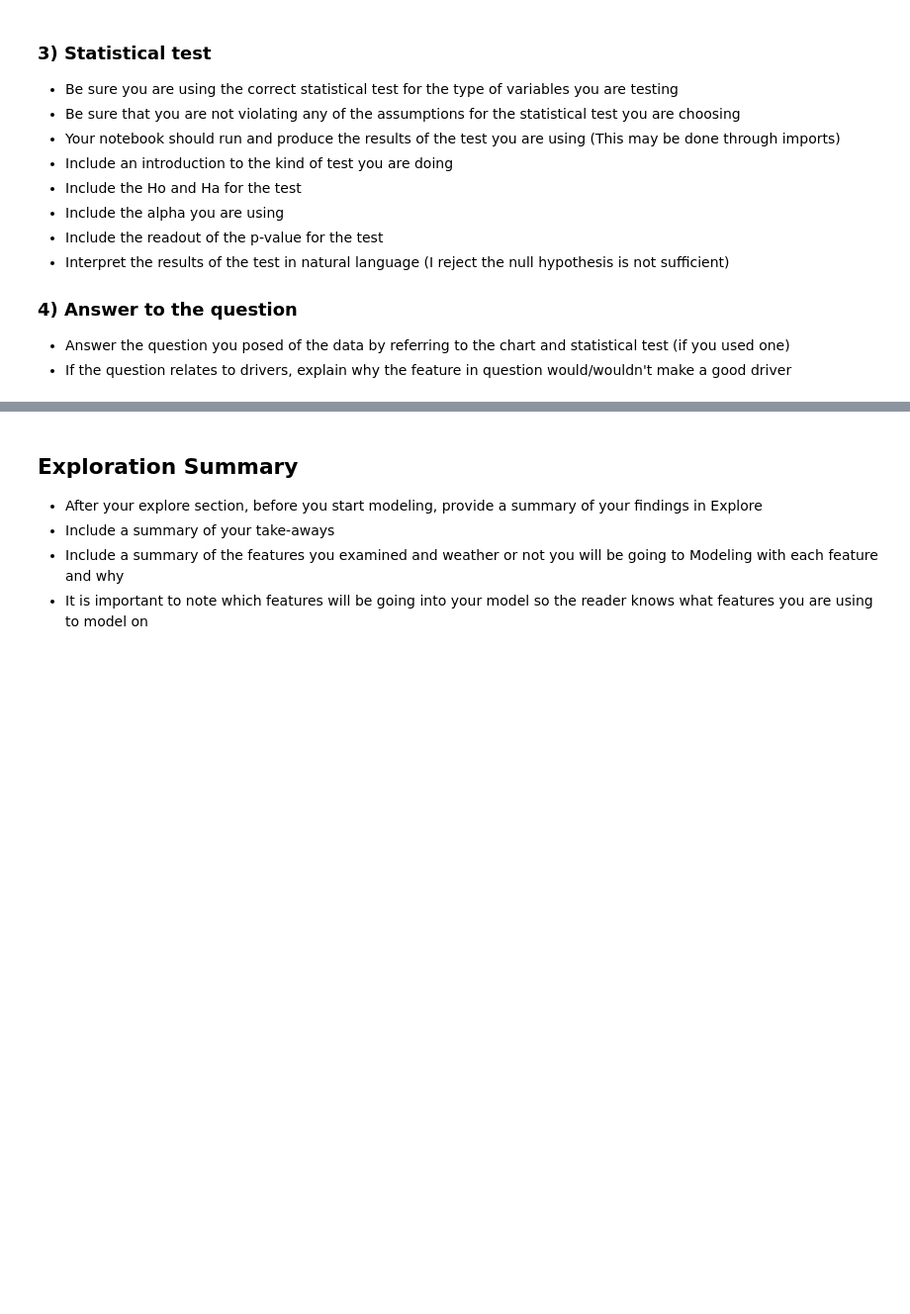
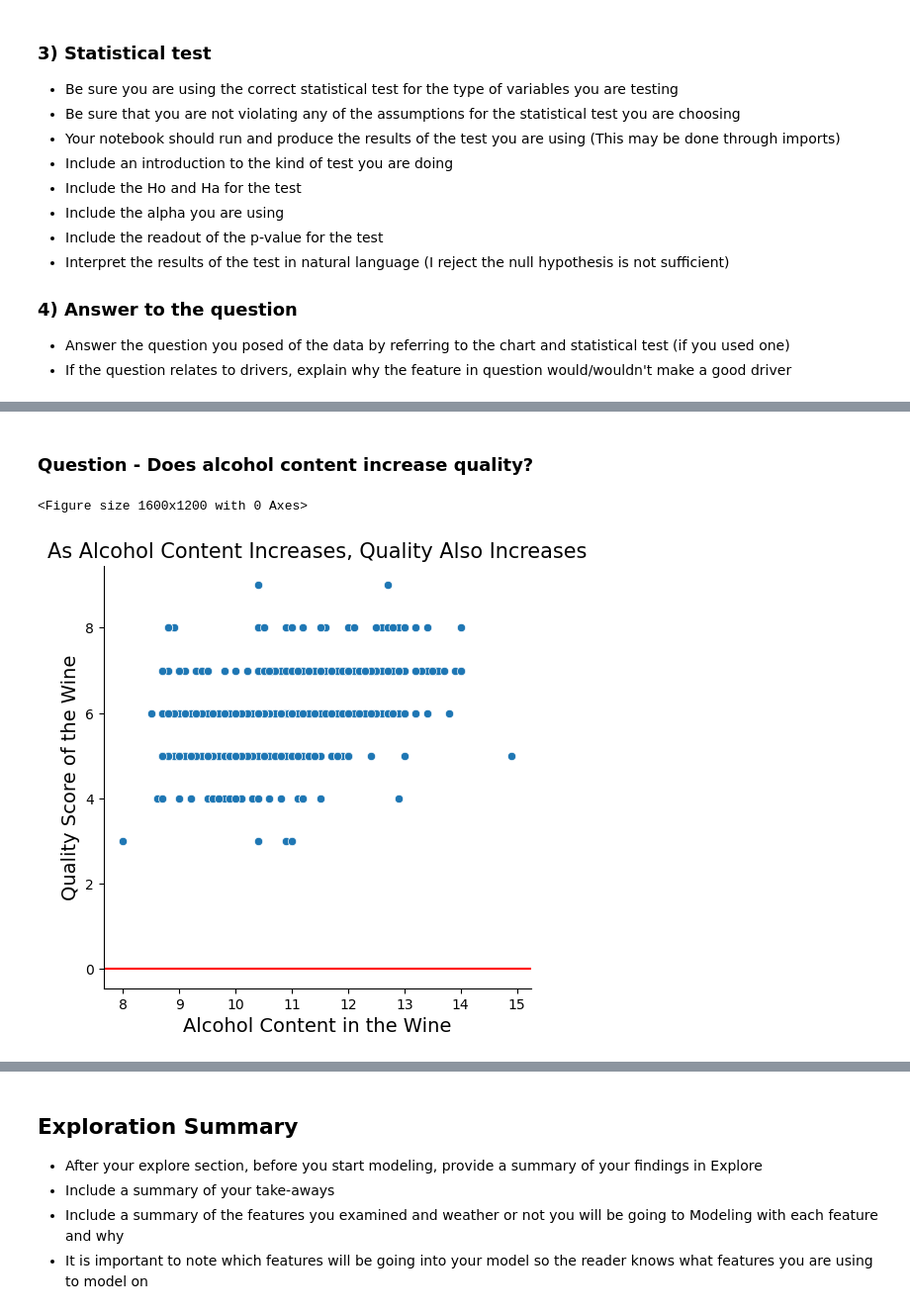
Before and after one commit to Wine-qualitity/wine-qualitiy-model, a Jupyter notebook: final_report.ipynb, the cells around one changed output, grey strips where cells are left out. Shown at 99% size. Drawn from its saved outputs; the diff is of its cells as text; code cells hidden in the pictures; blank space fills up the shorter version.

```diff
--- a/final_report.ipynb
+++ b/final_report.ipynb
@@ -82,0 +83,7 @@ are a great way to explore your data, but they have no place in your final repor
+# %% [markdown]
+### Question - Does alcohol content increase quality?
+# %%
+e.get_plot_alcohol_by_quantity(train)
+# %% [output]
+<Figure size 1600x1200 with 0 Axes>
+[figure, added]
```
Also changed, not shown: parts of 7 cells of this notebook, 5 other files.
